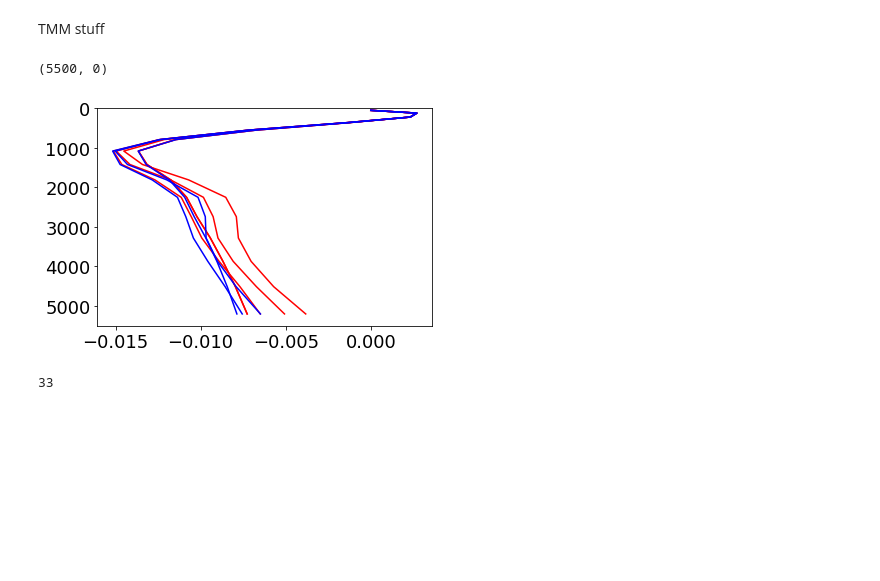
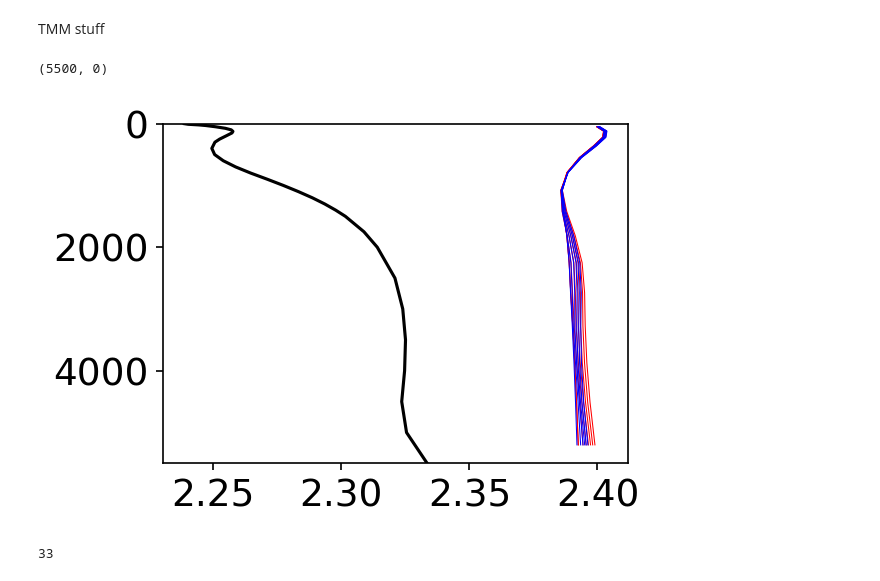
Before and after one commit to PaulHalloran/batmobile_jupyter_notebooks, a Jupyter notebook: analysis_for_noc_talk.ipynb, the cells around one changed output. Saved outputs shown, nothing was run; the diff lists cells and outputs as text; code cells hidden in the pictures; blank space fills up the shorter version.

```diff
--- a/analysis_for_noc_talk.ipynb
+++ b/analysis_for_noc_talk.ipynb
@@ -1536,10 +1654,10 @@ plt.colorbar(contour_result1)
 # %%
 dir2 = '/data/NAS-ph290/ph290/tmm/'
-experiments = ['physics_only']
+experiments = ['physics_only','fish_diss','weronika_experiment_one','low_carbonate_diss']
 lon_west,lon_east,lat_south,lat_north=-80.0,10,0.0,80.0
 
 for experiment in experiments:
-    cube = iris.load_cube(dir2+experiment+'/ALK_4000.nc')
+    cube = iris.load_cube(dir2+experiment+'/ALK_1300.nc')
     cube = area_avg2(cube,lon_west,lon_east,lat_south,lat_north)
     plt.plot(cube.data,cube.coord('Depth').points*-1.0,label=experiment)
 
@@ -1642,28 +1767,43 @@ glodap_depths = [   0.,   10.,   20.,   30.,   50.,   75.,  100.,  125.,  150.,
 model_depths = [50, 120, 220, 360, 550, 790, 1080, 1420, 1810, 2250, 2740, 3280, 3870, 4510, 5200]
 
 directory_deep = '/data/BatCaveNAS/ph290/tmm/paul_deep_dissolution/'
-alk_files_deep = glob.glob(directory_deep+'ALK*.nc')
-dic_files_deep = glob.glob(directory_deep+'DIC*.nc')
+alk_files_deep = glob.glob(directory_deep+'ALK_*.nc')
+dic_files_deep = glob.glob(directory_deep+'DIC_*.nc')
 
 directory_shallow = '/data/BatCaveNAS/ph290/tmm/paul_shallow_dissolution/'
-alk_files_shallow = glob.glob(directory_shallow+'ALK*.nc')
-dic_files_shallow = glob.glob(directory_shallow+'DIC*.nc')
+alk_files_shallow = glob.glob(directory_shallow+'ALK_*.nc')
+dic_files_shallow = glob.glob(directory_shallow+'DIC_*.nc')
 # %%
-for i in range(len(alk_files_deep)):
-    cube = iris.load_cube(alk_files_deep[i])
-    plt.plot(area_avg(cube).data - area_avg(cube).data[0],model_depths,'r')
+plt.figure(num=None, figsize=(4, 3), dpi=150, facecolor='none', edgecolor='none')
 
-for i in range(len(alk_files_shallow)):
-    cube = iris.load_cube(alk_files_shallow[i])
-    plt.plot(area_avg(cube).data - area_avg(cube).data[0],model_depths,'b')
+# for i in range(len(alk_files_deep)):
+#     cube = iris.load_cube(alk_files_deep[i])
+#     plt.plot(area_avg(cube).data - area_avg(cube).data[0],model_depths,'r',lw=0.5)
+
+# for i in range(len(alk_files_shallow)):
+#     cube = iris.load_cube(alk_files_shallow[i])
+#     plt.plot(area_avg(cube).data - area_avg(cube).data[0],model_depths,'b',lw=0.5)
 
 
 # plt.plot(area_avg(glodap_talk).data - area_avg(glodap_talk).data[0],glodap_depths,'k')
 
+for i in range(len(alk_files_deep)):
+    cube = iris.load_cube(alk_files_deep[i])
+    plt.plot(area_avg(cube).data,model_depths,'r',lw=0.5)
+
+for i in range(len(alk_files_shallow)):
+    cube = iris.load_cube(alk_files_shallow[i])
+    plt.plot(area_avg(cube).data,model_depths,'b',lw=0.5)
+
+
+plt.plot(area_avg(glodap_talk).data,glodap_depths,'k')
+
+
+
 plt.ylim([5500,0])
 # %% [output]
 (5500, 0)
-[figure, old version]
+[figure, new version]
 # %%
 area_avg(glodap_talk)
 len(glodap_depths)
```
Also changed, not shown: parts of 19 cells of this notebook, 1 other file.
